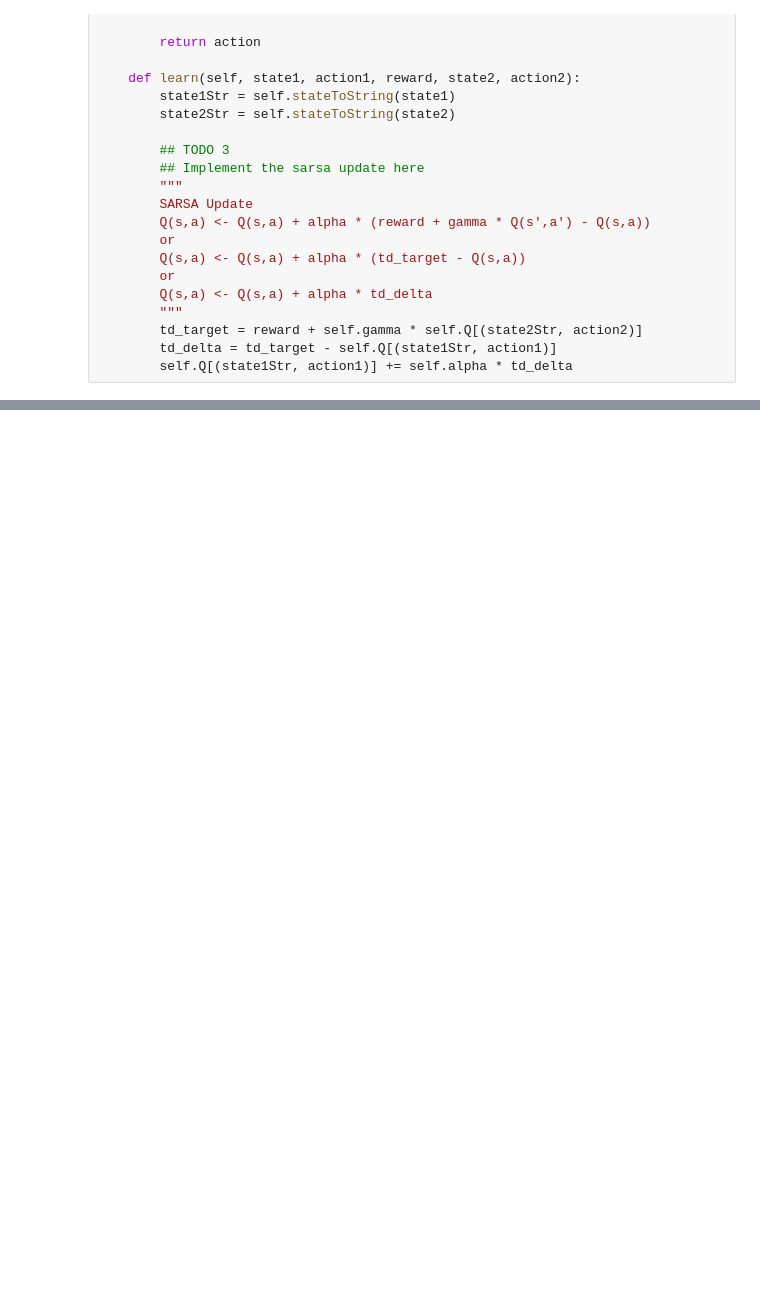
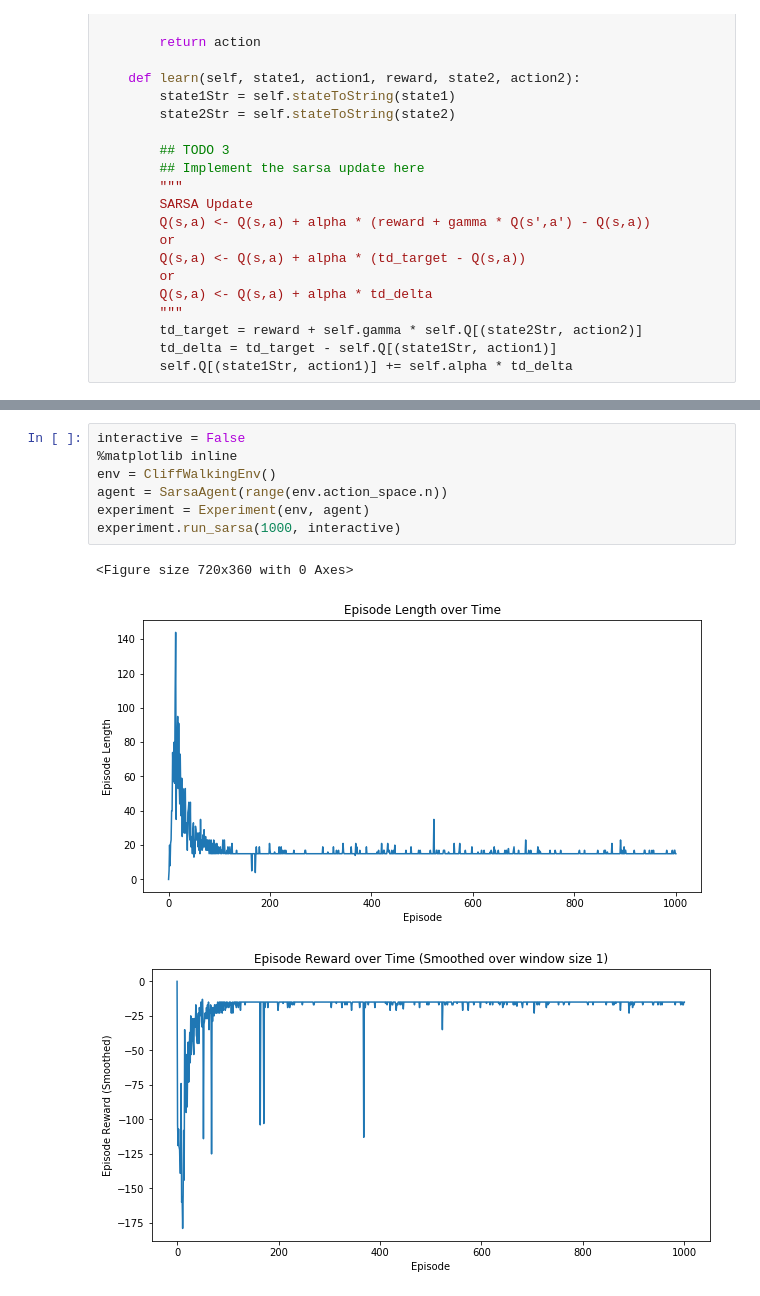
Before and after one commit to skywalker0803r/ML-MOOCs, a Jupyter notebook: DAT257x-RL/Module 5/Ex 5.2 SARSA Agent.ipynb, the cells around one changed output, grey strips where cells are left out. Saved outputs shown, nothing was run; the diff lists cells and outputs as text; blank space fills up the shorter version.

```diff
--- a/DAT257x-RL/Module 5/Ex 5.2 SARSA Agent.ipynb
+++ b/DAT257x-RL/Module 5/Ex 5.2 SARSA Agent.ipynb
@@ -131,3 +131,14 @@ experiment.run_sarsa(100, interactive)
+# %%
+interactive = False
+%matplotlib inline
+env = CliffWalkingEnv()
+agent = SarsaAgent(range(env.action_space.n))
+experiment = Experiment(env, agent)
+experiment.run_sarsa(1000, interactive)
+# %% [output]
+<Figure size 720x360 with 0 Axes>
+[figure, added]
+[figure, added]
 # %%
 interactive = False
 %matplotlib inline
```
Also changed, not shown: parts of 3 cells of this notebook, 1 other file.
